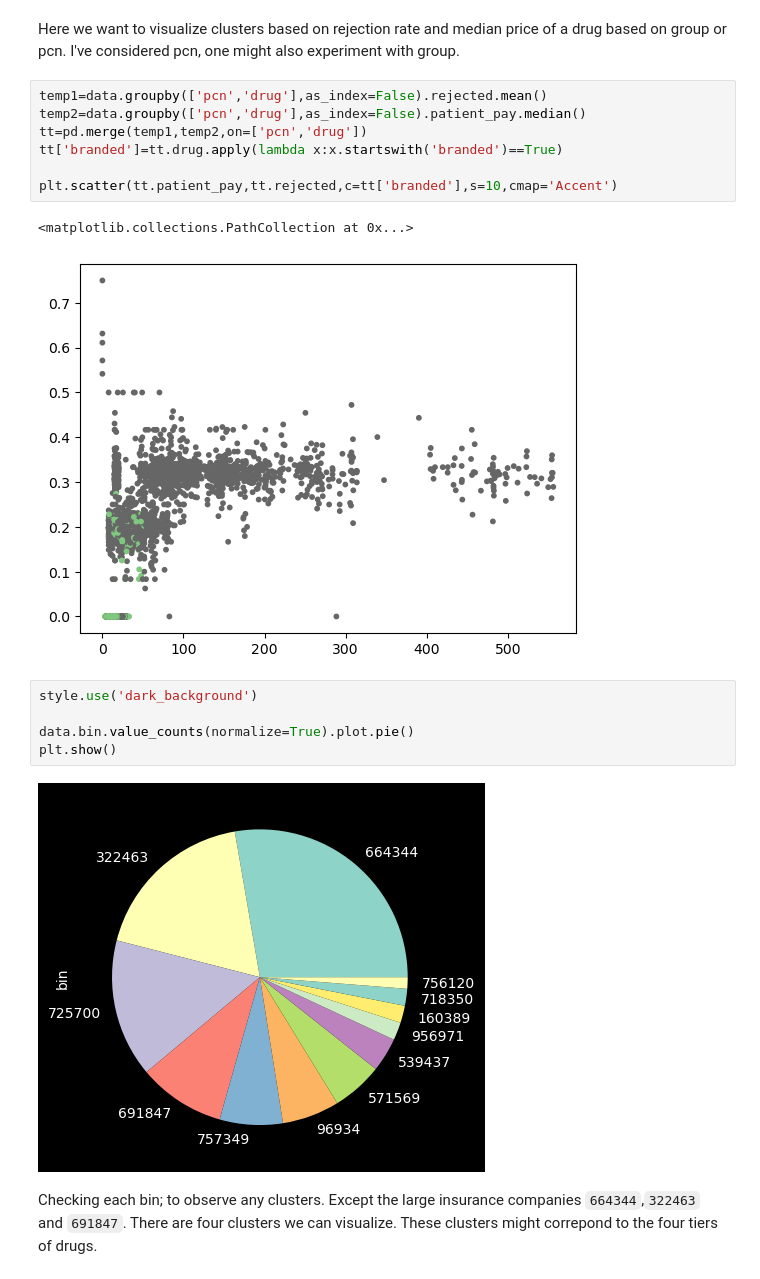
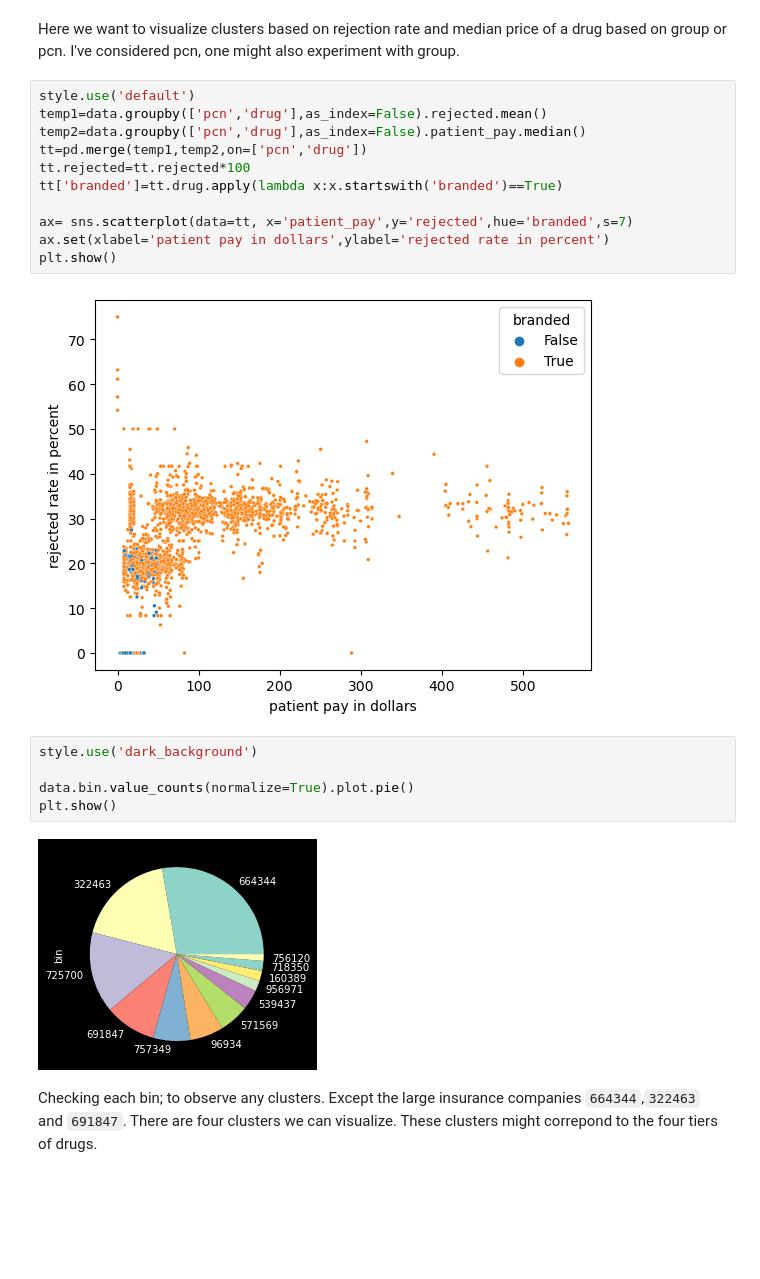
Before and after one commit to TeamPhoenix22/CMM_Challenge, a Jupyter notebook: clusters.ipynb, the cells around one changed output. Saved outputs shown, nothing was run; the diff lists cells and outputs as text; blank space fills up the shorter version.

Commit message:
visualization of formulary clusters updated

```diff
--- a/clusters.ipynb
+++ b/clusters.ipynb
@@ -8,22 +10,25 @@ data = pd.read_csv('cmm_erdos_2022/pharmacy_tx.csv')
 # %% [markdown]
 Here we want to visualize clusters based on rejection rate and median price of a drug based on group or pcn. I've considered pcn, one might also experiment with group.
 # %%
+style.use('default')
 temp1=data.groupby(['pcn','drug'],as_index=False).rejected.mean()
 temp2=data.groupby(['pcn','drug'],as_index=False).patient_pay.median()
 tt=pd.merge(temp1,temp2,on=['pcn','drug'])
+tt.rejected=tt.rejected*100
 tt['branded']=tt.drug.apply(lambda x:x.startswith('branded')==True)
 
-plt.scatter(tt.patient_pay,tt.rejected,c=tt['branded'],s=10,cmap='Accent')
+ax= sns.scatterplot(data=tt, x='patient_pay',y='rejected',hue='branded',s=7)
+ax.set(xlabel='patient pay in dollars',ylabel='rejected rate in percent')
+plt.show()
 # %% [output]
-<matplotlib.collections.PathCollection at 0x...>
-[figure, old version]
+[figure, new version]
 # %%
 style.use('dark_background')
 
 data.bin.value_counts(normalize=True).plot.pie()
 plt.show()
 # %% [output]
-[figure, old version]
+[figure, new version]
 # %% [markdown]
 Checking each bin; to observe any clusters. Except the large insurance companies `664344`,`322463` and `691847`. There are four clusters we can visualize. These clusters might correpond to the four tiers of drugs.
 # %%
```
Also changed, not shown: parts of 5 cells of this notebook.
